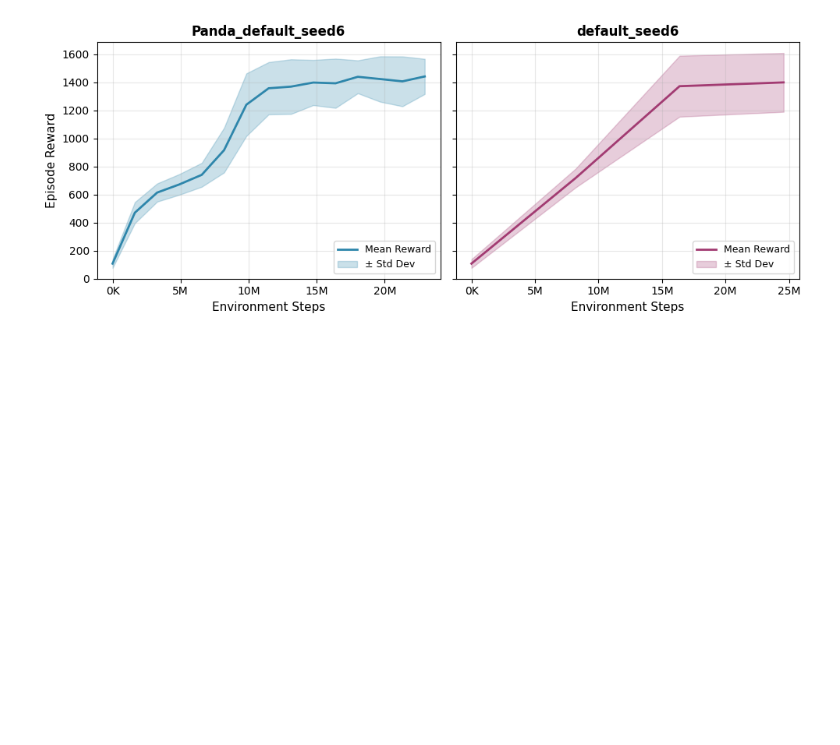
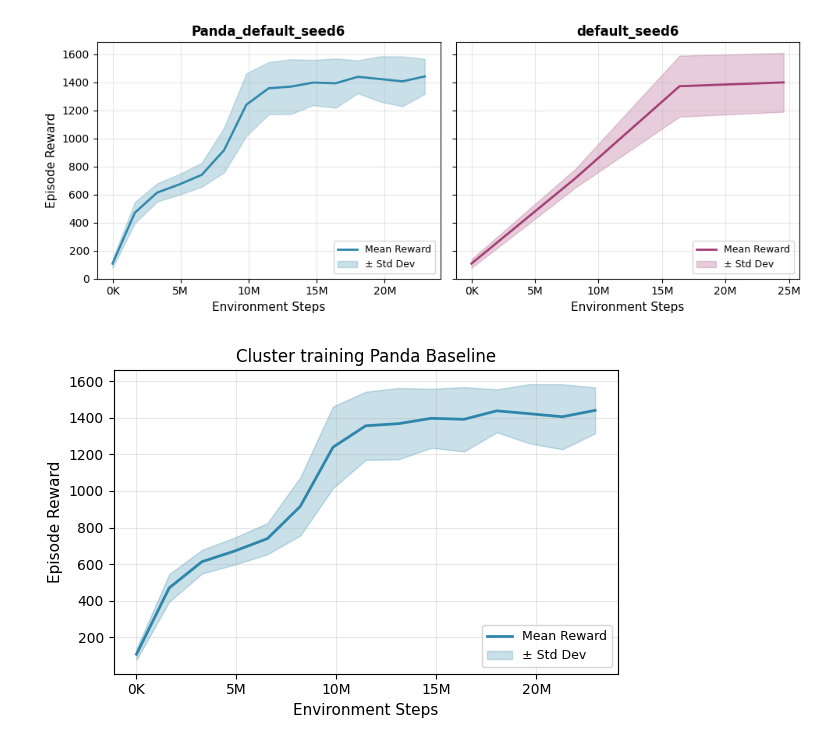
Before and after one commit to weissma6/my_mujoco_playground, a Jupyter notebook: evaluation/Show_Graphs.ipynb, the cells around one changed output. Saved outputs shown, nothing was run; the diff lists cells and outputs as text; code cells hidden in the pictures; blank space fills up the shorter version.

```diff
--- a/evaluation/Show_Graphs.ipynb
+++ b/evaluation/Show_Graphs.ipynb
@@ -197,3 +198,43 @@ plt.savefig("reward_comparison.png", bbox_inches="tight", dpi=300)
 plt.show()
 # %% [output]
 [figure]
+# %%
+# --- Fetch data from W&B ---
+api = wandb.Api()
+user = "weissma6-zhaw-school-of-engineering"
+project = "panda_pick_ppo"
+label = "Panda_default_seed6"
+run_id = "2hcb0tlw"
+
+run = api.run(f"{user}/{project}/{run_id}")
+df = run.history(keys=["eval/episode_reward", "eval/episode_reward_std"]).dropna()
+
+SAVE_DIR = "run_graphs/"
+RUN_DIR = os.path.join(SAVE_DIR, label)
+
+fig, ax = plt.subplots(figsize=(6, 4))
+
+label, df = list(data.items())[0]
+color = "#2E86AB"
+
+steps = df["_step"] if "_step" in df.columns else df.index
+mean = df["eval/episode_reward"]
+std = df["eval/episode_reward_std"]
+
+ax.plot(steps, mean, color=color, linewidth=2, label="Mean Reward")
+ax.fill_between(steps, mean - std, mean + std, color=color, alpha=0.25, label="± Std Dev")
+
+ax.set_xlabel("Environment Steps", fontsize=11)
+ax.set_ylabel("Episode Reward", fontsize=11)
+ax.set_title("Cluster training Panda Baseline", fontsize=12)
+ax.grid(True, alpha=0.3)
+ax.legend(loc="lower right", fontsize=9)
+ax.xaxis.set_major_formatter(
+    plt.FuncFormatter(lambda x, _: f"{x/1e6:.0f}M" if x >= 1e6 else f"{x/1e3:.0f}K")
+)
+
+plt.savefig(os.path.join(RUN_DIR, 'Training_Reward.png'), dpi=300, bbox_inches='tight')
+plt.tight_layout()
+plt.show()
+# %% [output]
+[figure, added]
```
Also changed, not shown: parts of 2 cells of this notebook, 27 other files.
